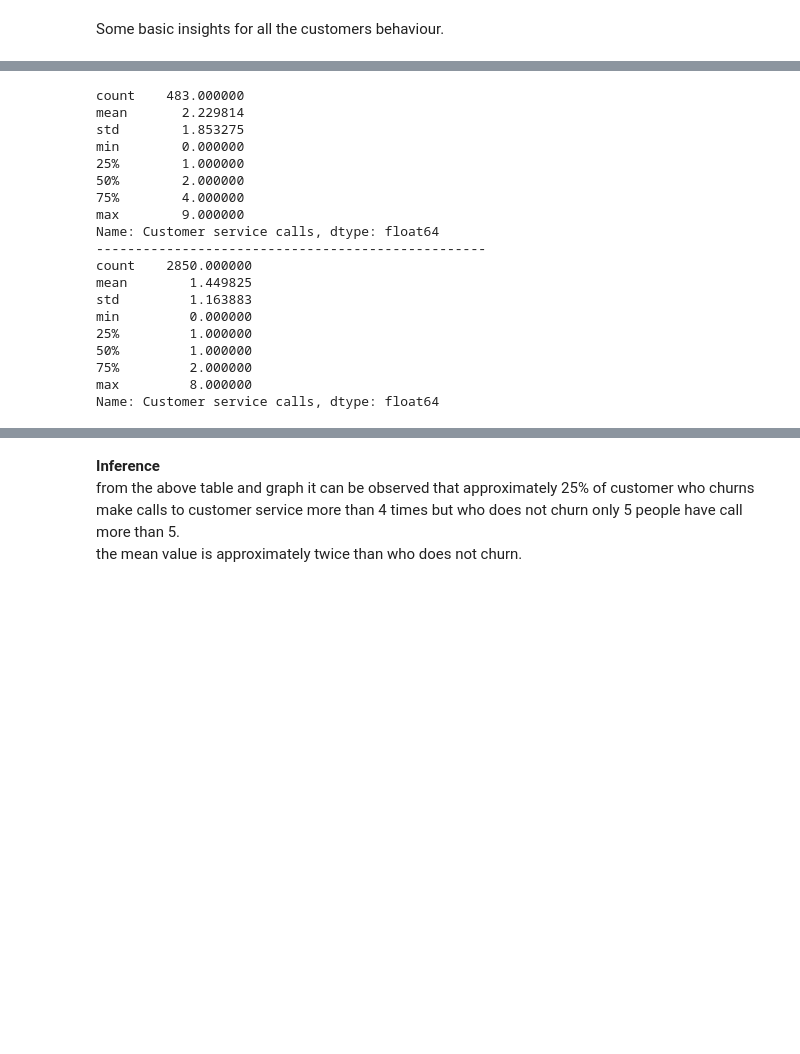
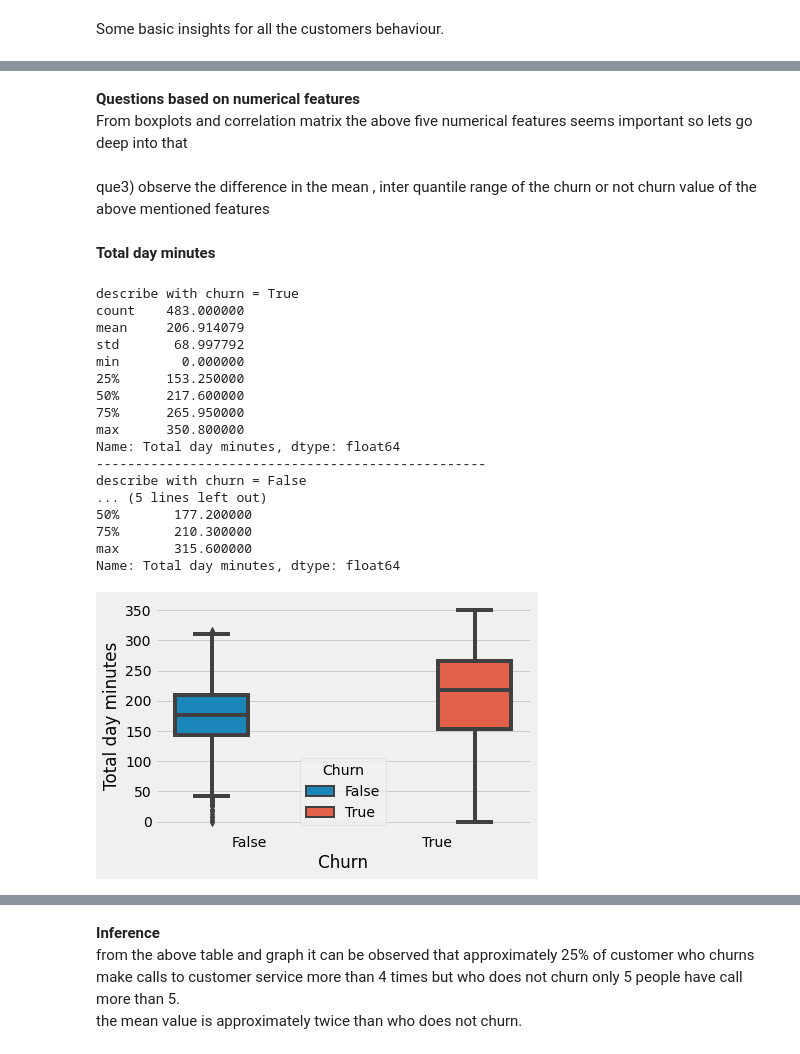
Before and after one commit to ad709kr/capstone_projects-EDA-on-Telecom-churn-analysis, a Jupyter notebook: Telecom_Churn_Analysis_Capstone_Project.ipynb, the cells around one changed output, grey strips where cells are left out. Cells and saved outputs as stored; diff of their text form; code cells hidden in the pictures; blank space fills up the shorter version.

```diff
--- a/Telecom_Churn_Analysis_Capstone_Project.ipynb
+++ b/Telecom_Churn_Analysis_Capstone_Project.ipynb
@@ -302,26 +311,38 @@ From above plot it can be clearly observed that the people who churn have called
+# %% [markdown]
+**Questions based on numerical features**
+<br> From boxplots and correlation matrix the above five numerical features seems important so lets go deep into that
+# %% [markdown]
+que3) observe the difference in the mean , inter quantile range of the churn or not churn value of the above mentioned features
 # %%
-c_s_c_churn = data['Customer service calls'][data['Churn']==True]
-c_s_c_not = data['Customer service calls'][data['Churn']==False]
-print(c_s_c_churn.describe())
-print("-"*50)
-print(c_s_c_not.describe())
+def describe_with_boxplot(data, col1):
+  sns.boxplot(data=data, x = "Churn", y = data[col1], hue = "Churn")
+  c_s_c_churn = data[col1][data['Churn']==True]
+  c_s_c_not = data[col1][data['Churn']==False]
+  print("describe with churn = True")
+  print(c_s_c_churn.describe())
+  print("-"*50)
+  print("describe with churn = False")
+  print(c_s_c_not.describe())
-# %% [output]
-count    483.000000
-mean       2.229814
-std        1.853275
-min        0.000000
-25%        1.000000
-50%        2.000000
-75%        4.000000
-max        9.000000
-Name: Customer service calls, dtype: float64
---------------------------------------------------
-count    2850.000000
-mean        1.449825
-std         1.163883
-min         0.000000
-25%         1.000000
-50%         1.000000
-75%         2.000000
-max         8.000000
-Name: Customer service calls, dtype: float64
+# %% [markdown]
+**Total day minutes**
+# %%
+describe_with_boxplot(data,'Total day minutes')
+# %% [output]
+describe with churn = True
+count    483.000000
+mean     206.914079
+std       68.997792
+min        0.000000
+25%      153.250000
+50%      217.600000
+75%      265.950000
+max      350.800000
+Name: Total day minutes, dtype: float64
+--------------------------------------------------
+describe with churn = False
+... (5 lines left out)
+50%       177.200000
+75%       210.300000
+max       315.600000
+Name: Total day minutes, dtype: float64
+[figure, added]
```
Also changed, not shown: parts of 24 cells of this notebook.
